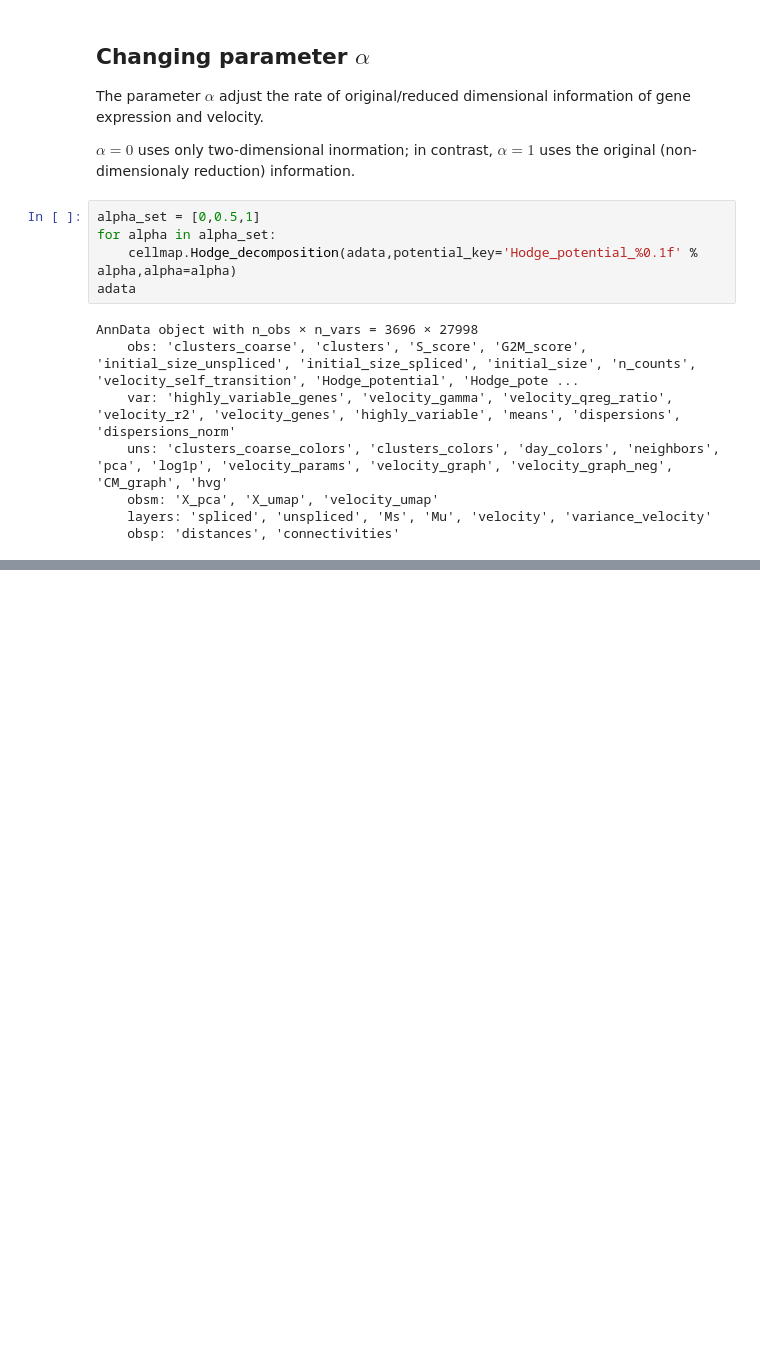
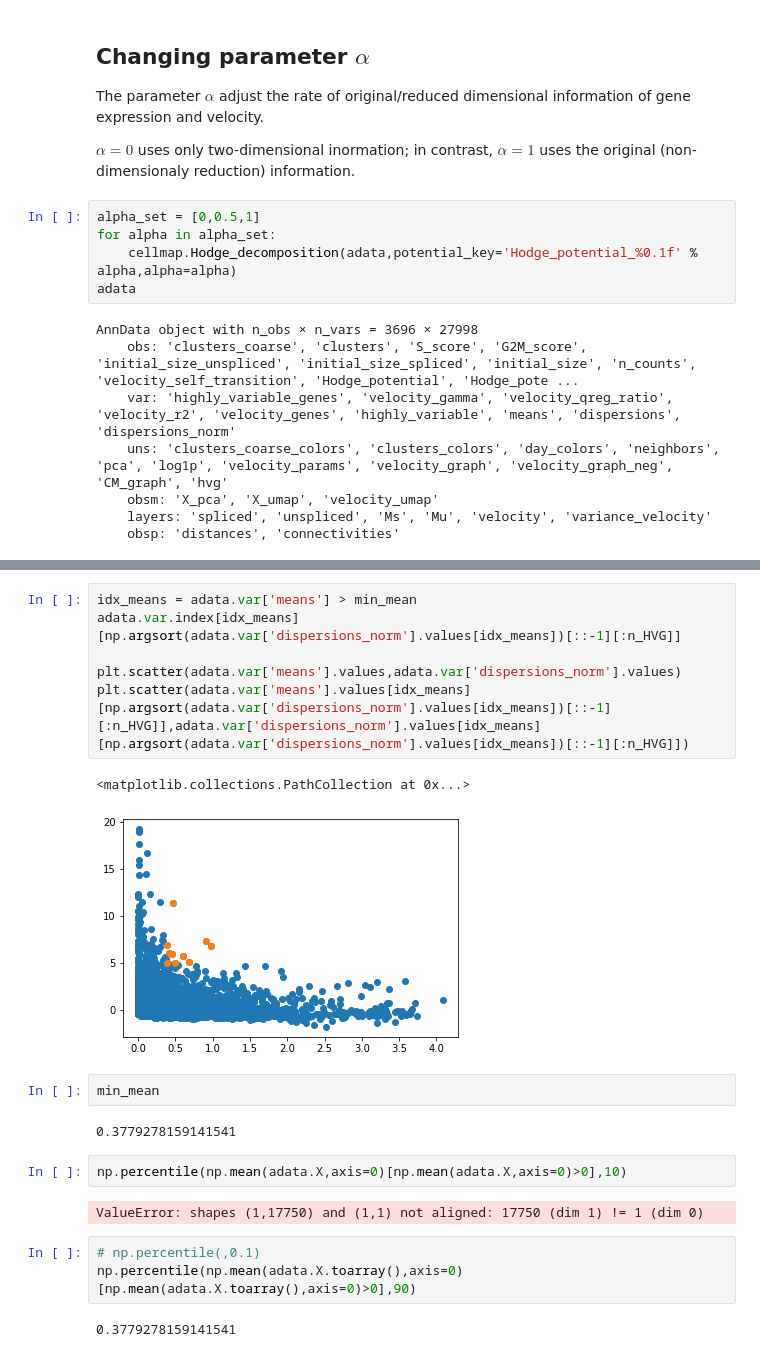
Before and after one commit to yusuke-imoto-lab/CellMap, a Jupyter notebook: tutorial/CellMap_tutorial_pancreas.ipynb, the cells around one changed output, grey strips where cells are left out. Saved outputs shown, nothing was run; the diff lists cells and outputs as text; blank space fills up the shorter version.

Commit message:
Collect errors

```diff
--- a/tutorial/CellMap_tutorial_pancreas.ipynb
+++ b/tutorial/CellMap_tutorial_pancreas.ipynb
@@ -146,0 +175,22 @@ for alpha in alpha_set:
+# %%
+idx_means = adata.var['means'] > min_mean
+adata.var.index[idx_means][np.argsort(adata.var['dispersions_norm'].values[idx_means])[::-1][:n_HVG]]
+
+plt.scatter(adata.var['means'].values,adata.var['dispersions_norm'].values)
+plt.scatter(adata.var['means'].values[idx_means][np.argsort(adata.var['dispersions_norm'].values[idx_means])[::-1][:n_HVG]],adata.var['dispersions_norm'].values[idx_means][np.argsort(adata.var['dispersions_norm'].values[idx_means])[::-1][:n_HVG]])
+# %% [output]
+<matplotlib.collections.PathCollection at 0x...>
+[figure, added]
+# %%
+min_mean
+# %% [output]
+0.3779278159141541
+# %%
+np.percentile(np.mean(adata.X,axis=0)[np.mean(adata.X,axis=0)>0],10)
+# %% [output]
+ValueError: shapes (1,17750) and (1,1) not aligned: 17750 (dim 1) != 1 (dim 0)
+# %%
+# np.percentile(,0.1)
+np.percentile(np.mean(adata.X.toarray(),axis=0)[np.mean(adata.X.toarray(),axis=0)>0],90)
+# %% [output]
+0.3779278159141541
```
Also changed, not shown: parts of 12 cells of this notebook, 3 other files.
